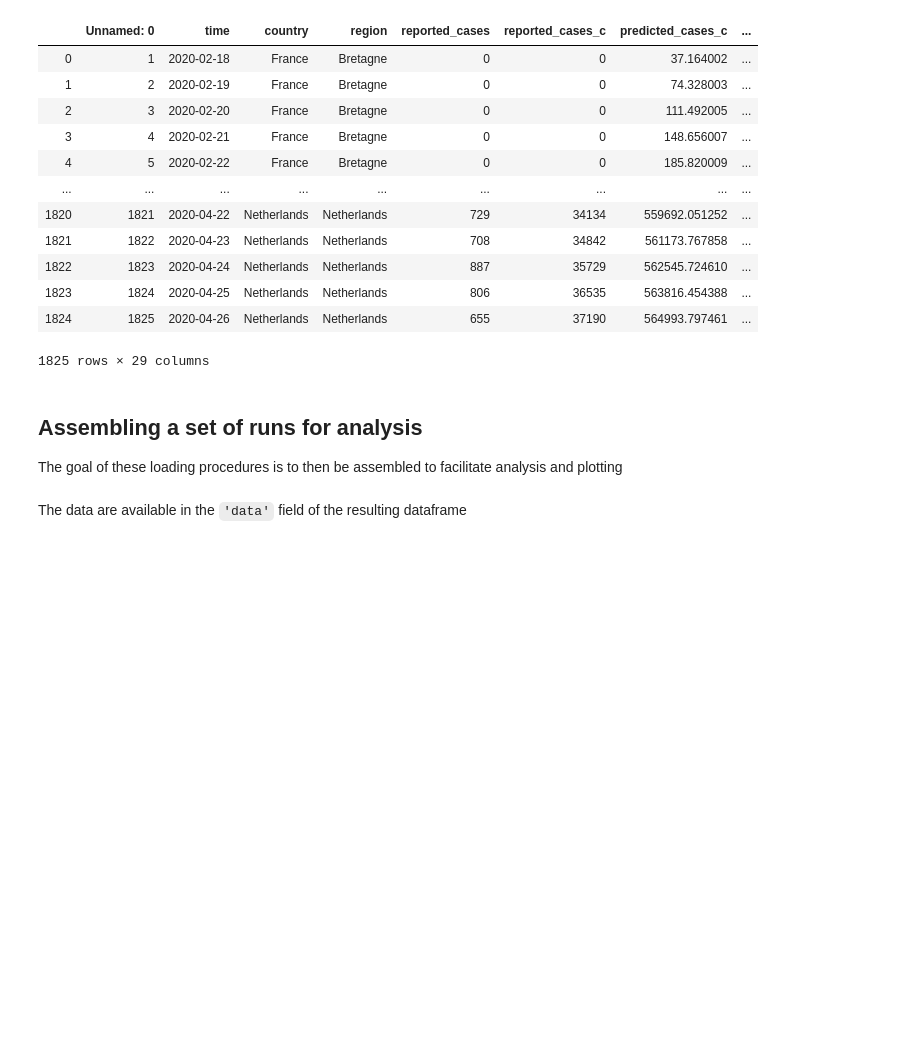
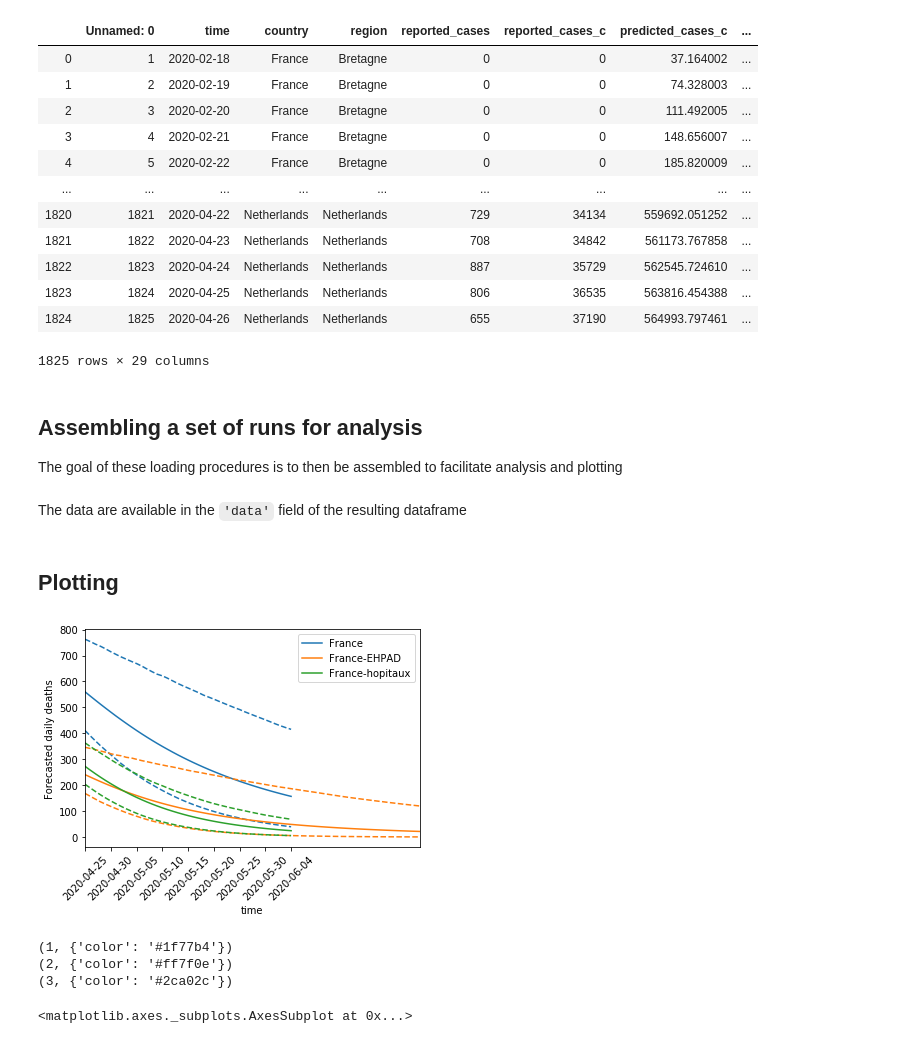
Before and after one commit to payoto/covid19model-fr-regions-results, a Jupyter notebook: data_load.ipynb, the cells around one changed output. Saved outputs shown, nothing was run; the diff lists cells and outputs as text; code cells hidden in the pictures; blank space fills up the shorter version.

Commit message:
Add forecast plotting tool

```diff
--- a/data_load.ipynb
+++ b/data_load.ipynb
@@ -115,7 +112,7 @@ analysis_set = get_analysis_set(run_manifest)
 # %%
 # But specific model runs and data can be loaded
 select_single_country_run = lambda row: (
-    row['number of countries']==1
+    row['number of countries']>1
     and 'France' in row['countries']
 )
 analysis_set_france = get_analysis_set(
@@ -124,3 +121,5 @@ analysis_set_france = get_analysis_set(
 )
 # %% [markdown]
 The data are available in the `'data'` field of the resulting dataframe
+# %% [markdown]
+## Plotting
@@ -126,0 +128,21 @@ The data are available in the `'data'` field of the resulting dataframe
+# %%
+test_data = analysis_set_france.loc[32,:]["data"]
+forecast_df = test_data.data['forecasting']
+
+country_list = ["France", "France-EHPAD", "France-hopitaux"]
+ax_forecast = plot_forecast_countries(forecast_df, country_list)
+# %% [output]
+[figure, added]
+# %%
+cycle = plt.rcParams['axes.prop_cycle']
+l = [1, 2 , 3]
+for c in zip(l,cycle):
+    print(c)
+# %% [output]
+(1, {'color': '#1f77b4'})
+(2, {'color': '#ff7f0e'})
+(3, {'color': '#2ca02c'})
+# %%
+plot_ax
+# %% [output]
+<matplotlib.axes._subplots.AxesSubplot at 0x...>
```
Also changed, not shown: parts of 3 cells of this notebook, 2 other files.
